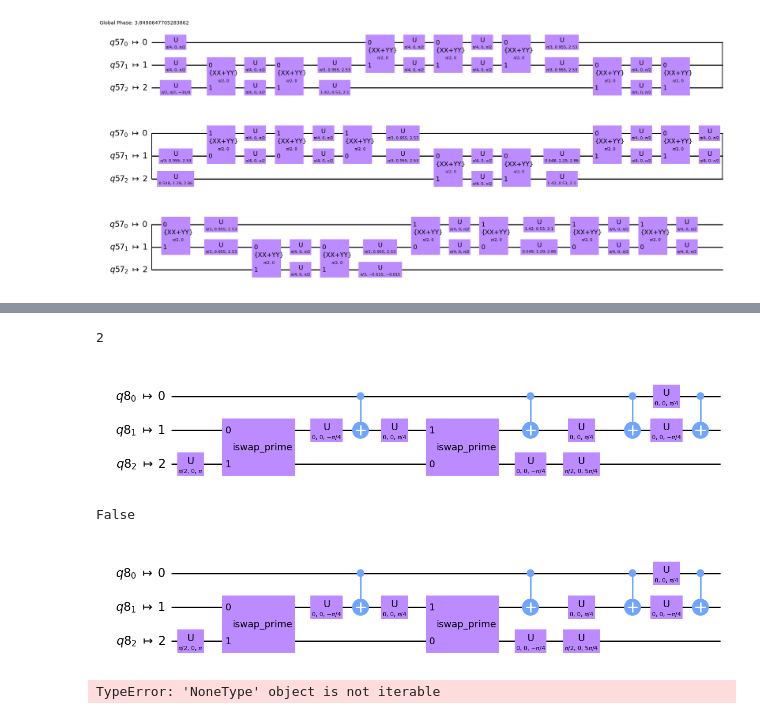
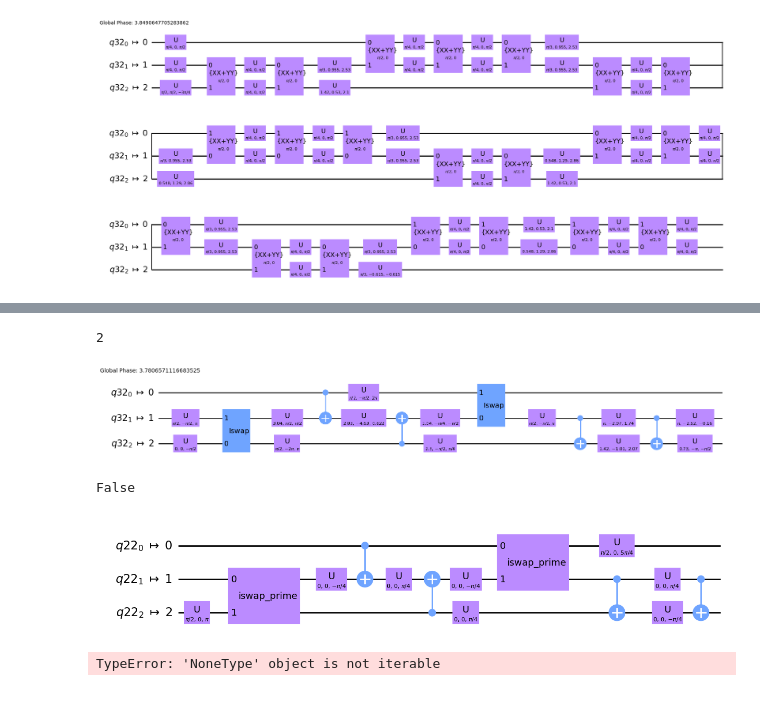
Before and after one commit to Pitt-JonesLab/mirror-gates, a Jupyter notebook: src/notebooks/sabre_main.ipynb, the cells around one changed output, grey strips where cells are left out. Cells and saved outputs as stored; diff of their text form; code cells hidden in the pictures.

Commit message:
sabreVS rewrite v3

```diff
--- a/src/notebooks/sabre_main.ipynb
+++ b/src/notebooks/sabre_main.ipynb
@@ -99,23 +98,23 @@ True
 # %%
 # make sure the old sabre python code works with our new qiskit version
 from qiskit.transpiler.passes import Optimize1qGates
 
 pm = PassManager()
-pm.append(Unroller(["u", "cx", "iswap", "swap"]))
-pm.append(Optimize1qGates(["u", "cx", "iswap", "swap"]))
-routing = CNS_SabreSwap(coupling, heuristic="lookahead", preserve_layout=False)
+routing = CNS_SabreSwap(coupling, heuristic="lookahead")
 # pm.append(SabreLayout(coupling, routing_pass=routing))
 # pm.append(TrivialLayout(coupling))
 pm.append(SetLayout(layout))
 pm.append([FullAncillaAllocation(coupling), EnlargeWithAncilla(), ApplyLayout()])
 pm.append(routing)
+pm.append(Unroller(["u", "cx", "iswap", "swap"]))
+pm.append(Optimize1qGates(["u", "cx", "iswap", "swap"]))
 # pm.append(Unroller(["u", "cx", "iswap", "swap"]))
 qc_swapped = pm.run(qc)
-print(pm.property_set["accept_subs"])
+print(pm.property_set["accepted_subs"])
 qc_swapped.draw("mpl")
 # %% [output]
 2
-[figure, old version]
+[figure, new version]
 # %%
 # for every swap gate, append a swap gate to the end of the circuit
 # this forces the qubit register ordering to be the same as the input
@@ -130,7 +129,7 @@ print(Operator(qc_swapped).equiv(qc))
 qc_swapped.draw("mpl")
 # %% [output]
 False
-[figure, old version]
+[figure, new version]
 # %%
 snapshots = pm.property_set["mapped_dag_snaps"]
 for snap in snapshots:
```
Also changed, not shown: parts of 3 cells of this notebook, 17 other files.
